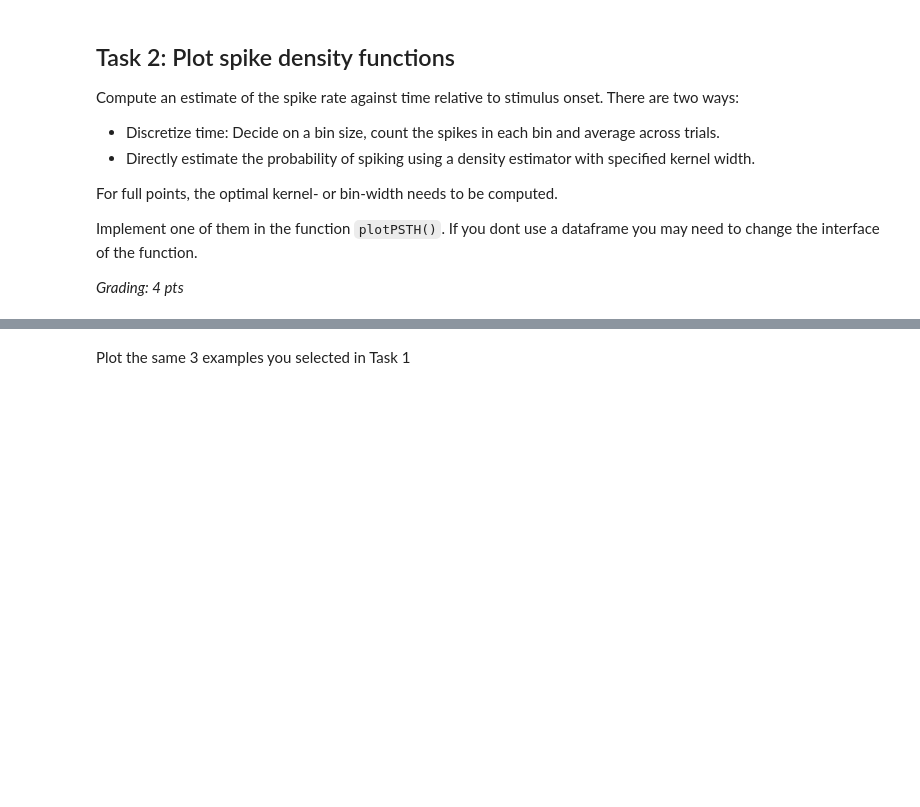
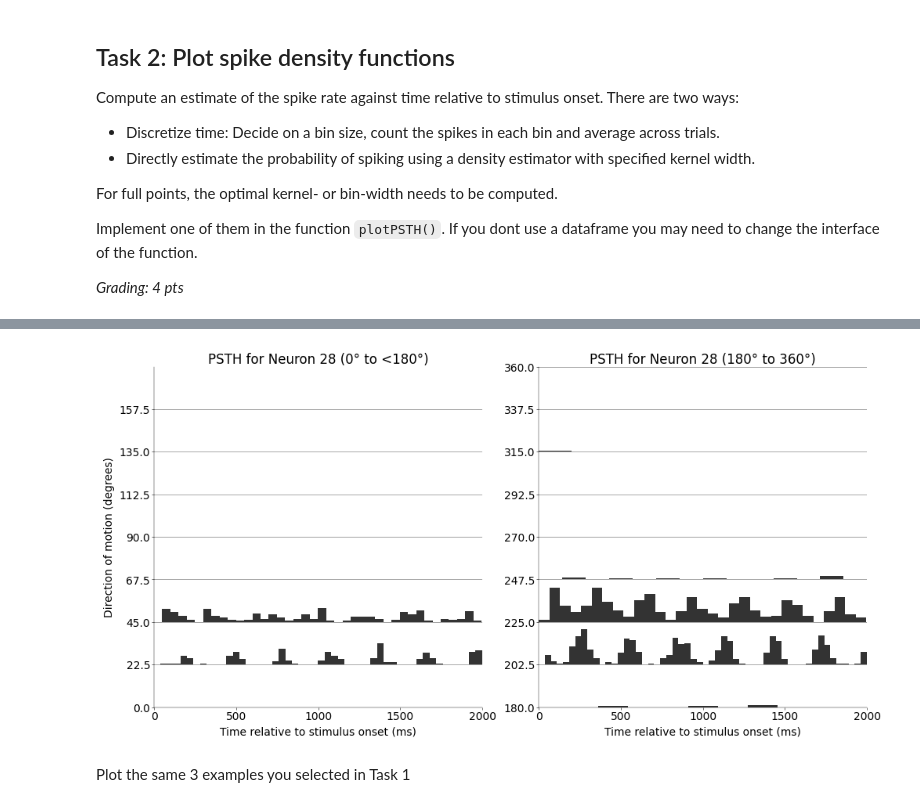
Before and after one commit to toniklenk/NeuralDataScience, a Jupyter notebook: notebooks/CodingLab4.ipynb, the cells around one changed output, grey strips where cells are left out. Saved outputs shown, nothing was run; the diff lists cells and outputs as text; code cells hidden in the pictures; blank space fills up the shorter version.

```diff
--- a/notebooks/CodingLab4.ipynb
+++ b/notebooks/CodingLab4.ipynb
@@ -280,30 +270,0 @@ plt.plot(res)
-# %%
-def plotPSTH(spikes: pd.DataFrame, neuron: int):
-    """Plot PSTH for a single neuron sorted by condition
-
-    Parameters
-    ----------
-
-    spikes: pd.DataFrame
-        Pandas DataFrame with columns
-            Neuron | SpikeTimes | Dir | relTime | Trial | stimPeriod
-
-    neuron: int
-        Neuron ID
-
-
-    Note
-    ----
-
-    this function does not return anything, it just creates a plot!
-    """
-
-    # -------------------------------------------------
-    # Implement one of the spike rate estimates (3 pts)
-    # -------------------------------------------------
-
-    for row, dir in enumerate(dirs):
-        # ---------------------------------------------
-        # Plot the obtained spike rate estimates (1 pt)
-        # ---------------------------------------------
-        continue
@@ -310,3 +463,7 @@ def plotPSTH(spikes: pd.DataFrame, neuron: int):
+# %%
+plotPSTH(spikes, 28)
+# %% [output]
+[figure, added]
 # %% [markdown]
 Plot the same 3 examples you selected in Task 1
 # %% [markdown]
```
Also changed, not shown: parts of 18 cells of this notebook.
